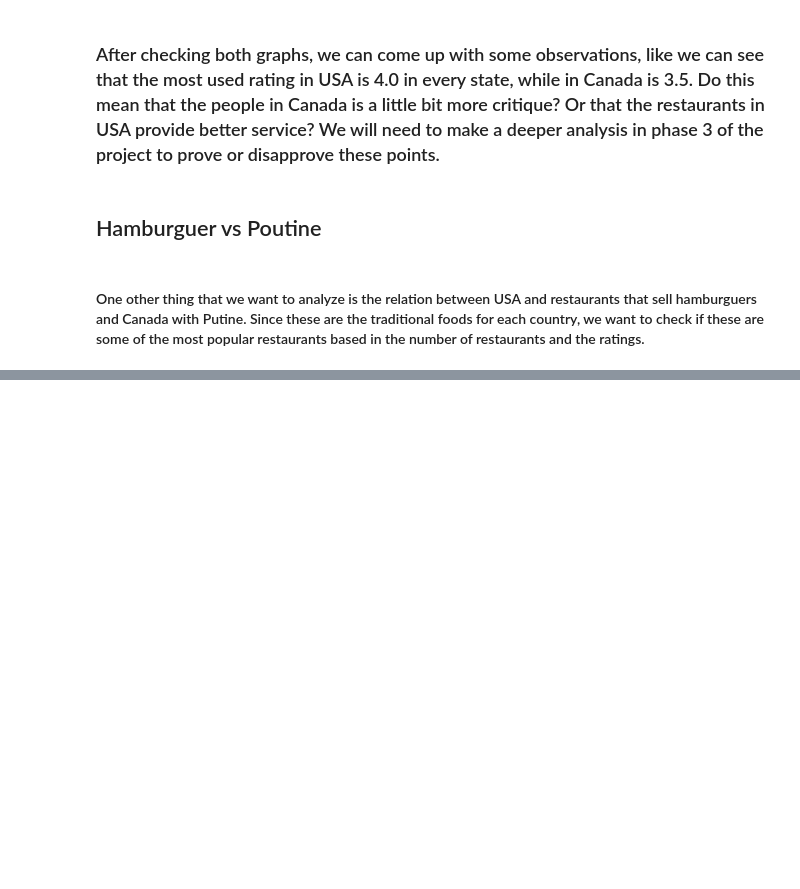
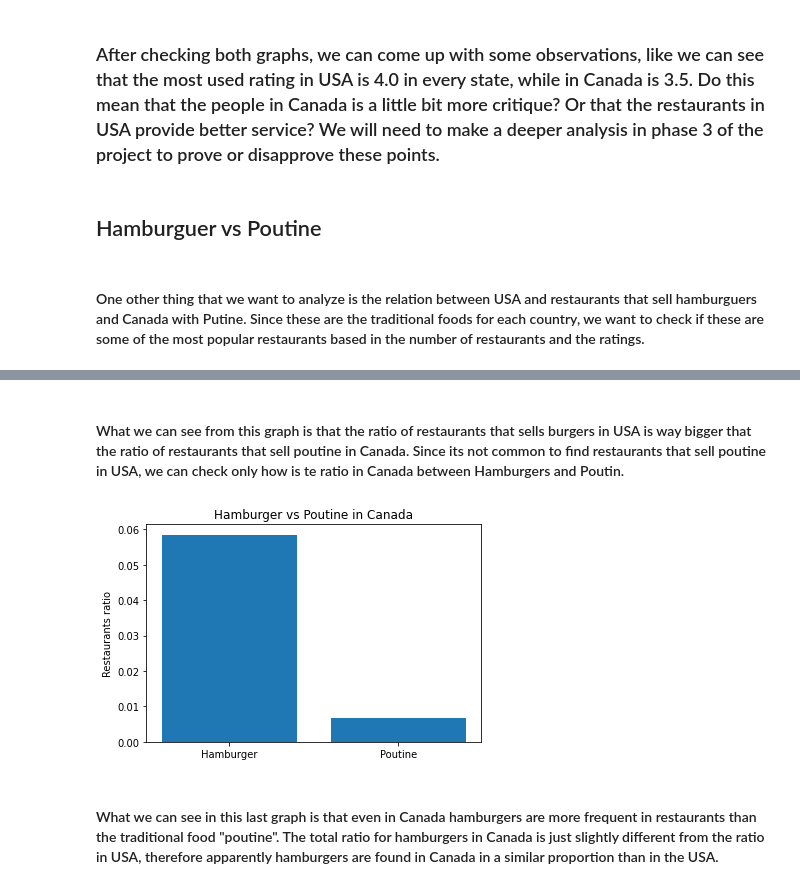
Before and after one commit to CS-UCR/final-project-order-66, a Jupyter notebook: Data_Cleaning.ipynb, the cells around one changed output, grey strips where cells are left out. Saved outputs shown, nothing was run; the diff lists cells and outputs as text; code cells hidden in the pictures; blank space fills up the shorter version.

```diff
--- a/Data_Cleaning.ipynb
+++ b/Data_Cleaning.ipynb
@@ -251,0 +258,14 @@ print (poutineCA)
+# %% [markdown]
+#### What we can see from this graph is that the ratio of restaurants that sells burgers in USA is way bigger that the ratio of restaurants that sell poutine in Canada. Since its not common to find restaurants that sell poutine in USA, we can check only how is te ratio in Canada between Hamburgers and Poutin.
+# %%
+burgersCA= canada_restaurants_df["categories"].str.count("burger", re.I).sum()
+burgersCA= burgersCA/len(canada_restaurants_df)  #divide by the total number of restaurants in
+newgraph = [burgersCA, poutineCA]
+plt.bar(["Hamburger", "Poutine"], newgraph)
+plt.title('Hamburger vs Poutine in Canada')
+plt.ylabel('Restaurants ratio')
+plt.show()
+# %% [output]
+[figure, added]
+# %% [markdown]
+#### What we can see in this last graph is that even in Canada hamburgers are more frequent in restaurants than the traditional food "poutine". The total ratio for hamburgers in Canada is just slightly different from the ratio in USA, therefore apparently hamburgers are found in Canada in a similar proportion than in the USA.
```
Also changed, not shown: parts of 2 cells of this notebook.
